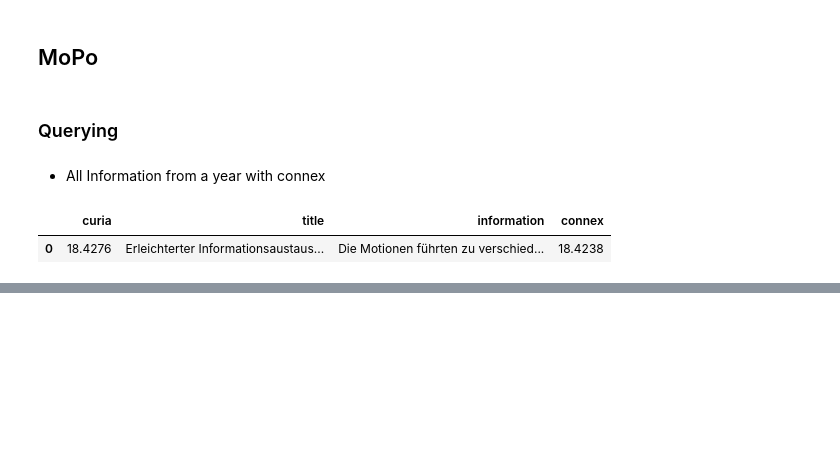
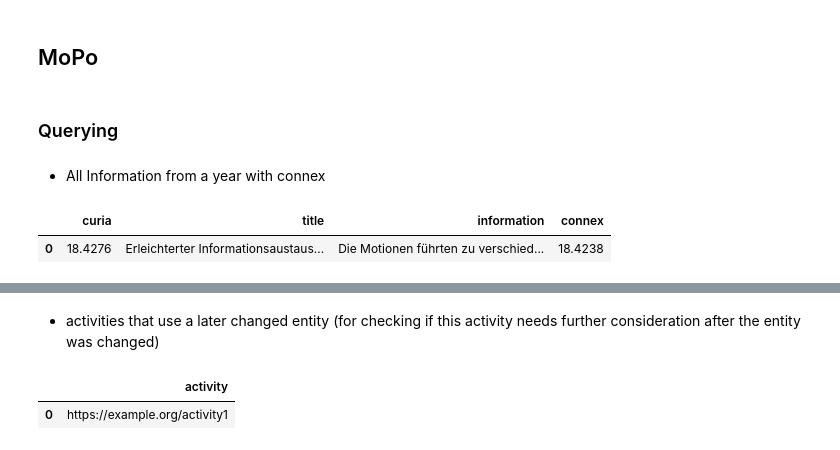
Before and after one commit to swiss/ch-paf-link, a Jupyter notebook: notebooks/chpaf_lite.ipynb, the cells around one changed output, grey strips where cells are left out. Cells and saved outputs as stored; diff of their text form; code cells hidden in the pictures; blank space fills up the shorter version.

```diff
--- a/notebooks/chpaf_lite.ipynb
+++ b/notebooks/chpaf_lite.ipynb
@@ -269,0 +369,23 @@ query_ttl(ttl, query)
+# %% [markdown]
+- activities that use a later changed entity (for checking if this activity needs further consideration after the entity was changed)
+# %%
+query = """
+
+PREFIX paf: <https://paf.link/>
+PREFIX chpaf: <https://ch.paf.link/>
+PREFIX prov: <http://www.w3.org/ns/prov#>
+PREFIX schema: <http://schema.org/>
+PREFIX : <https://example.org/>
+
+SELECT ?activity WHERE {
+
+    ?ChangeActivity a paf:EntityChangeActivity ;
+        prov:wasInformedBy+ ?activity .
+}
+
+"""
+
+query_ttl(ttl, query)
+# %% [output]
+|  | activity |
+| 0 | https://example.org/activity1 |
```
Also changed, not shown: parts of 17 cells of this notebook, 1 other file.
